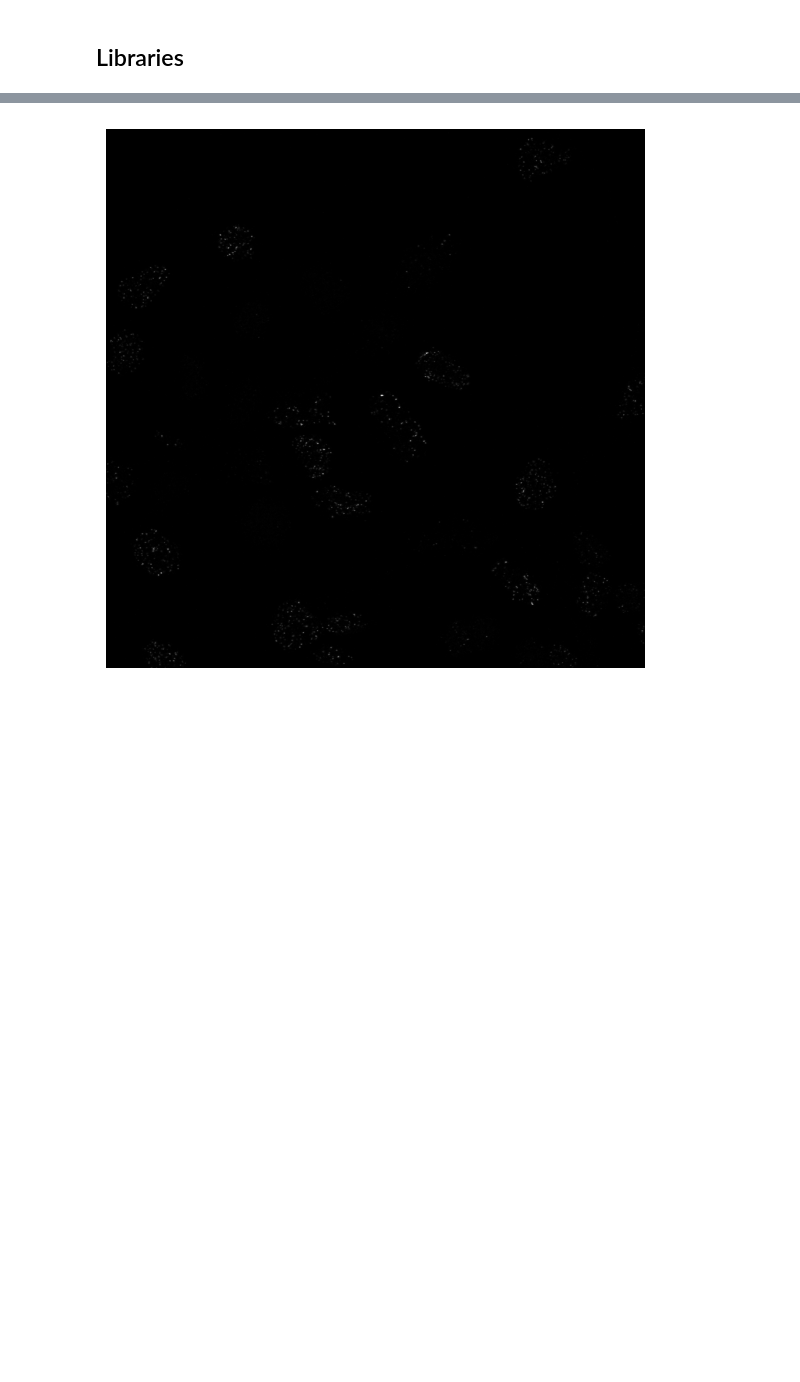
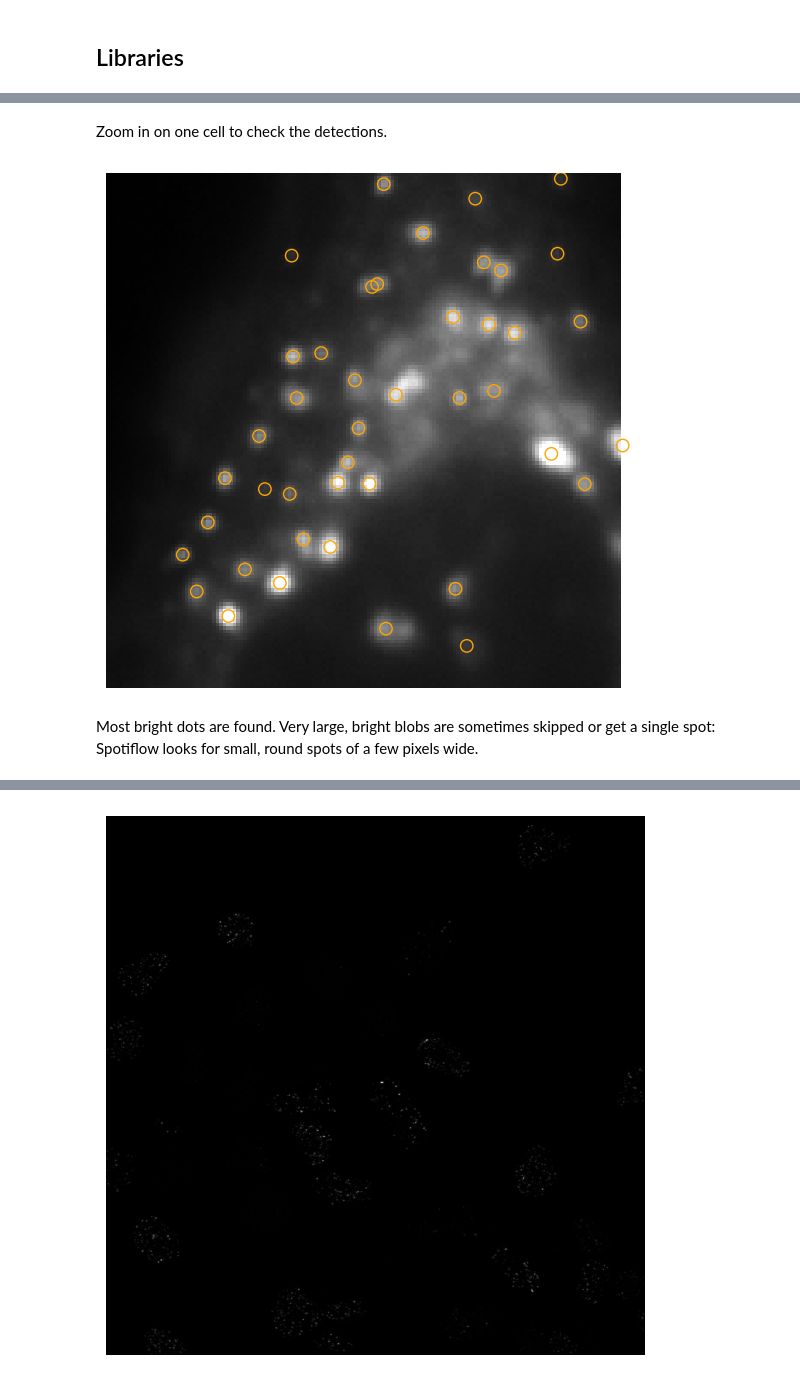
Before and after one commit to NL-BioImaging/NL-BioImageAnalysis-course2026, a Jupyter notebook: day_2/deep_learning/spotiflow.ipynb, the cells around one changed output, grey strips where cells are left out. Saved outputs shown, nothing was run; the diff lists cells and outputs as text; code cells hidden in the pictures; blank space fills up the shorter version.

```diff
--- a/day_2/deep_learning/spotiflow.ipynb
+++ b/day_2/deep_learning/spotiflow.ipynb
@@ -33,0 +75,21 @@ We use the first channel of the irradiated image, the one with the DNA damage fo
+# %% [markdown]
+Zoom in on one cell to check the detections.
+# %%
+# Take a 150 x 150 pixel crop
+y0, x0, size = 130, 50, 150
+crop = img_lyso[y0:y0 + size, x0:x0 + size]
+
+# Keep the spots that fall inside the crop
+in_crop = ((points_lyso[:, 0] > y0) & (points_lyso[:, 0] < y0 + size)
+           & (points_lyso[:, 1] > x0) & (points_lyso[:, 1] < x0 + size))
+p = points_lyso[in_crop]
+
+_ = plt.figure(figsize=(7, 7))
+_ = plt.imshow(crop, cmap="gray", vmax=np.percentile(img_lyso, 99.8))
+_ = plt.scatter(p[:, 1] - x0, p[:, 0] - y0, s=80, facecolors="none", edgecolors="orange")
+_ = plt.axis("off")
+# %% [output]
+[figure, added]
+# %% [markdown]
+Most bright dots are found. Very large, bright blobs are sometimes skipped or get a single
+spot: Spotiflow looks for small, round spots of a few pixels wide.
```
Also changed, not shown: parts of 18 cells of this notebook, 1 other file.
